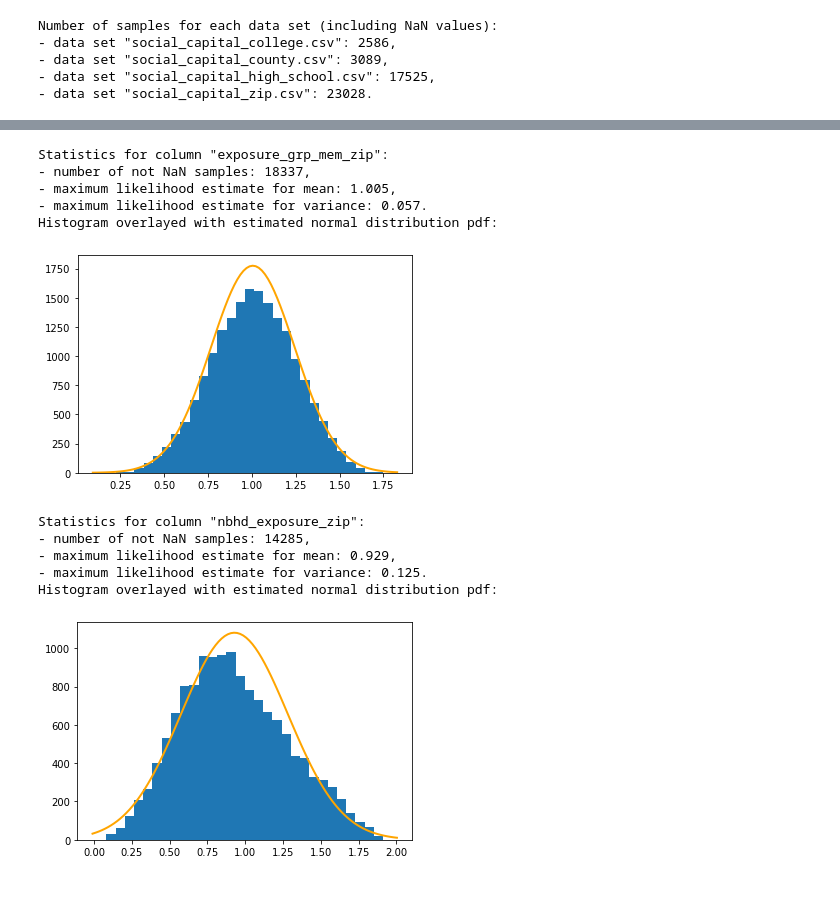
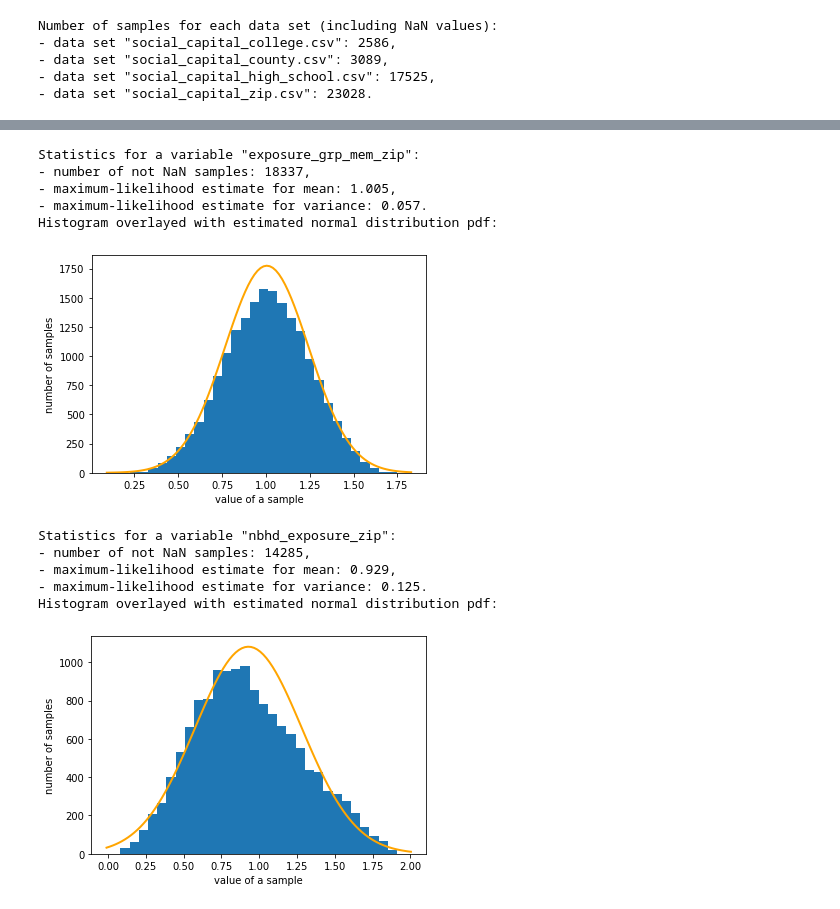
Before and after one commit to xmihol00/deep_learning, a Jupyter notebook: variable_check.ipynb, the cells around one changed output, grey strips where cells are left out. Saved outputs shown, nothing was run; the diff lists cells and outputs as text; code cells hidden in the pictures.

```diff
--- a/variable_check.ipynb
+++ b/variable_check.ipynb
@@ -4,17 +4,19 @@ import matplotlib.pyplot as plt
 import pandas as pd
 import scipy.stats as scs
 # %%
-def stats_for_column(df, col_id):
-    col = np.array(df[[col_id]].values).reshape(-1)
+def stats_for_variable(df, variable_id):
+    col = np.array(df[[variable_id]].values).reshape(-1)
     col_cleaned = col[~np.isnan(col)] # remove NaN values
     sample_cnt = col_cleaned.shape[0]
+
+    # MLE estimates
     col_mean_mle = col_cleaned.sum() / sample_cnt
     col_variance_mle = ((col_cleaned - col_mean_mle) ** 2).sum() / sample_cnt
 
-    print(f"Statistics for column \"{col_id}\":")
+    print(f"Statistics for a variable \"{variable_id}\":")
     print(f"- number of not NaN samples: {sample_cnt},")
-    print(f"- maximum likelihood estimate for mean: {col_mean_mle:.3f},")
-    print(f"- maximum likelihood estimate for variance: {col_variance_mle:.3f}.")
+    print(f"- maximum-likelihood estimate for mean: {col_mean_mle:.3f},")
+    print(f"- maximum-likelihood estimate for variance: {col_variance_mle:.3f}.")
     print(f"Histogram overlayed with estimated normal distribution pdf:")
     bins_cnt = 30
     plt.hist(np.hstack(col_cleaned), bins=bins_cnt)
@@ -25,6 +27,9 @@ def stats_for_column(df, col_id):
     x = np.linspace(xmin, xmax, 100)
     pdf = scs.norm.pdf(x, col_mean_mle, np.sqrt(col_variance_mle))
     plt.plot(x, pdf * sample_cnt * bin_width, linewidth=2, color="orange")
+    axes = plt.gca()
+    axes.set_xlabel("value of a sample")
+    axes.set_ylabel("number of samples")
     plt.show()
 # %%
 sc_collage_df = pd.read_csv("data/social_capital_college.csv")
@@ -54,18 +104,18 @@ Histogram overlayed with estimated normal distribution pdf:
 # %%
-stats_for_column(sc_zip_df, "exposure_grp_mem_zip")
+stats_for_variable(sc_zip_df, "exposure_grp_mem_zip")
 # %% [output]
-Statistics for column "exposure_grp_mem_zip":
+Statistics for a variable "exposure_grp_mem_zip":
 - number of not NaN samples: 18337,
-- maximum likelihood estimate for mean: 1.005,
-- maximum likelihood estimate for variance: 0.057.
+- maximum-likelihood estimate for mean: 1.005,
+- maximum-likelihood estimate for variance: 0.057.
 Histogram overlayed with estimated normal distribution pdf:
-[figure, old version]
+[figure, new version]
 # %%
-stats_for_column(sc_zip_df, "nbhd_exposure_zip")
+stats_for_variable(sc_zip_df, "nbhd_exposure_zip")
 # %% [output]
-Statistics for column "nbhd_exposure_zip":
+Statistics for a variable "nbhd_exposure_zip":
 - number of not NaN samples: 14285,
-- maximum likelihood estimate for mean: 0.929,
-- maximum likelihood estimate for variance: 0.125.
+- maximum-likelihood estimate for mean: 0.929,
+- maximum-likelihood estimate for variance: 0.125.
 Histogram overlayed with estimated normal distribution pdf:
-[figure, old version]
+[figure, new version]
```
Also changed, not shown: parts of 10 cells of this notebook, 1 other file.
